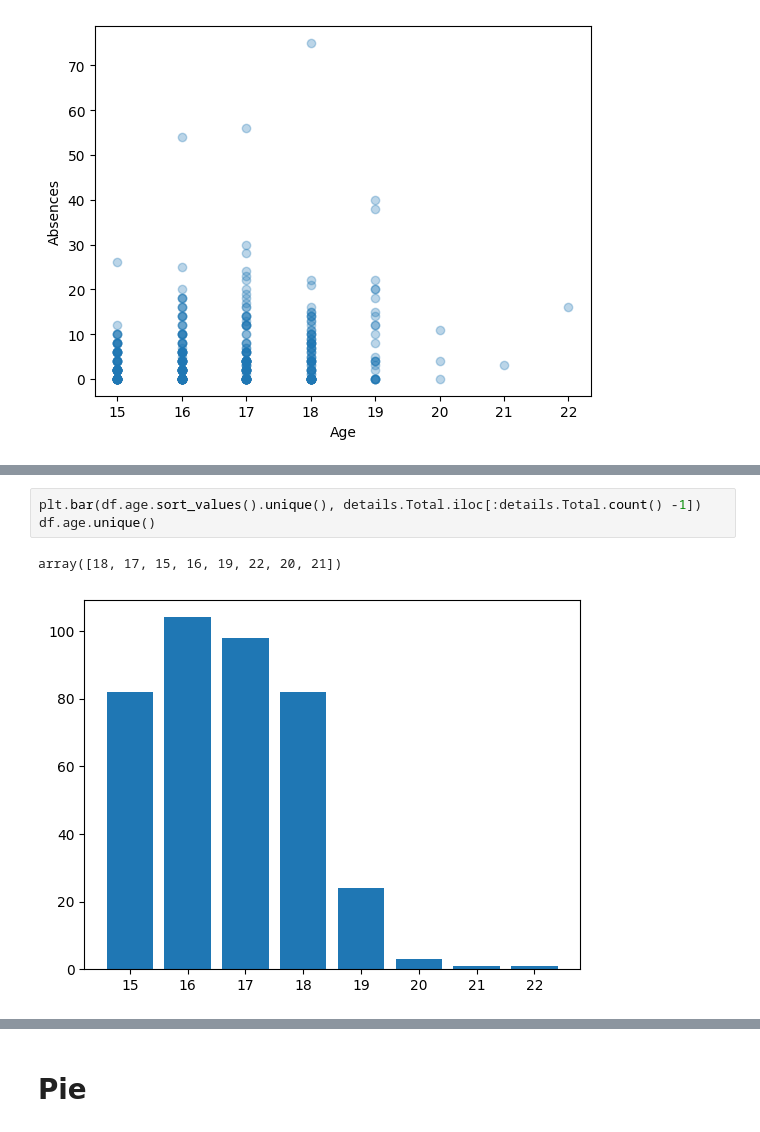
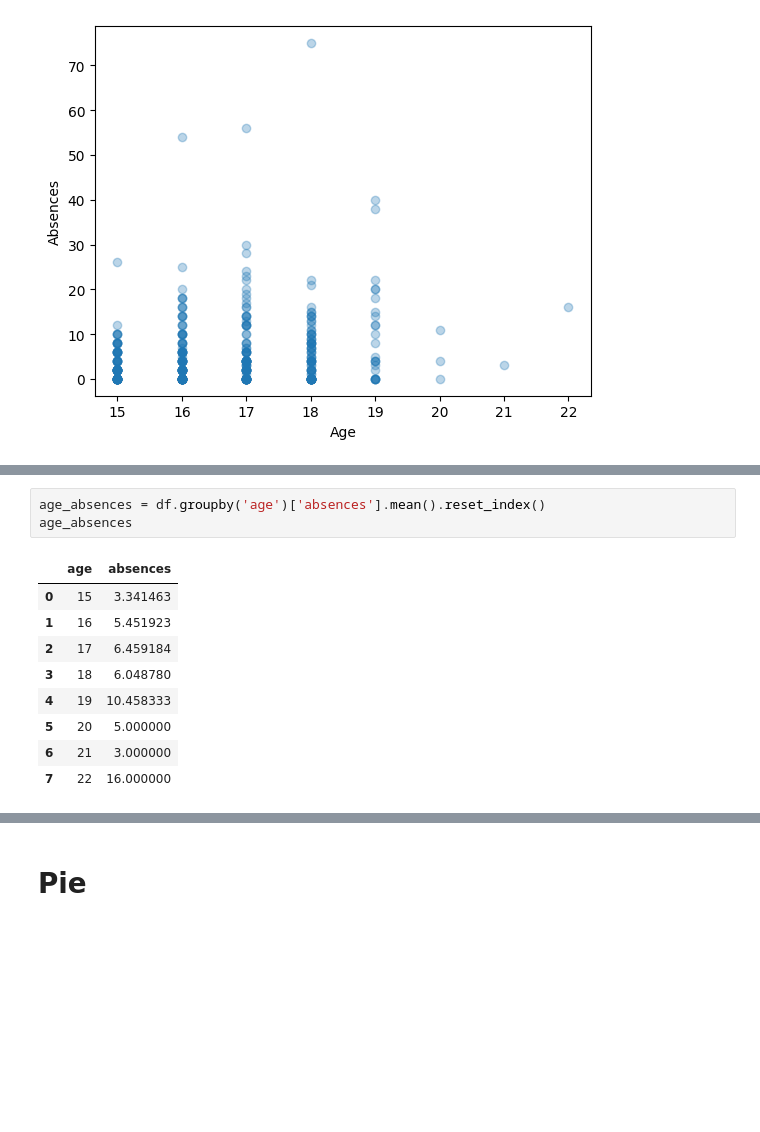
Before and after one commit to arun1248/data-science, a Jupyter notebook: notes/py_ds/plots.ipynb, the cells around one changed output, grey strips where cells are left out. Saved outputs shown, nothing was run; the diff lists cells and outputs as text; blank space fills up the shorter version.

```diff
--- a/notes/py_ds/plots.ipynb
+++ b/notes/py_ds/plots.ipynb
@@ -471,6 +465,13 @@ Name: Total, dtype: int64
-# %%
-plt.bar(df.age.sort_values().unique(), details.Total.iloc[:details.Total.count() -1])
-df.age.unique()
-# %% [output]
-array([18, 17, 15, 16, 19, 22, 20, 21])
-[figure, removed]
+# %%
+age_absences = df.groupby('age')['absences'].mean().reset_index()
+age_absences
+# %% [output]
+|  | age | absences |
+| 0 | 15 | 3.341463 |
+| 1 | 16 | 5.451923 |
+| 2 | 17 | 6.459184 |
+| 3 | 18 | 6.048780 |
+| 4 | 19 | 10.458333 |
+| 5 | 20 | 5.000000 |
+| 6 | 21 | 3.000000 |
+| 7 | 22 | 16.000000 |
```
Also changed, not shown: parts of 17 cells of this notebook, 7 other files.
